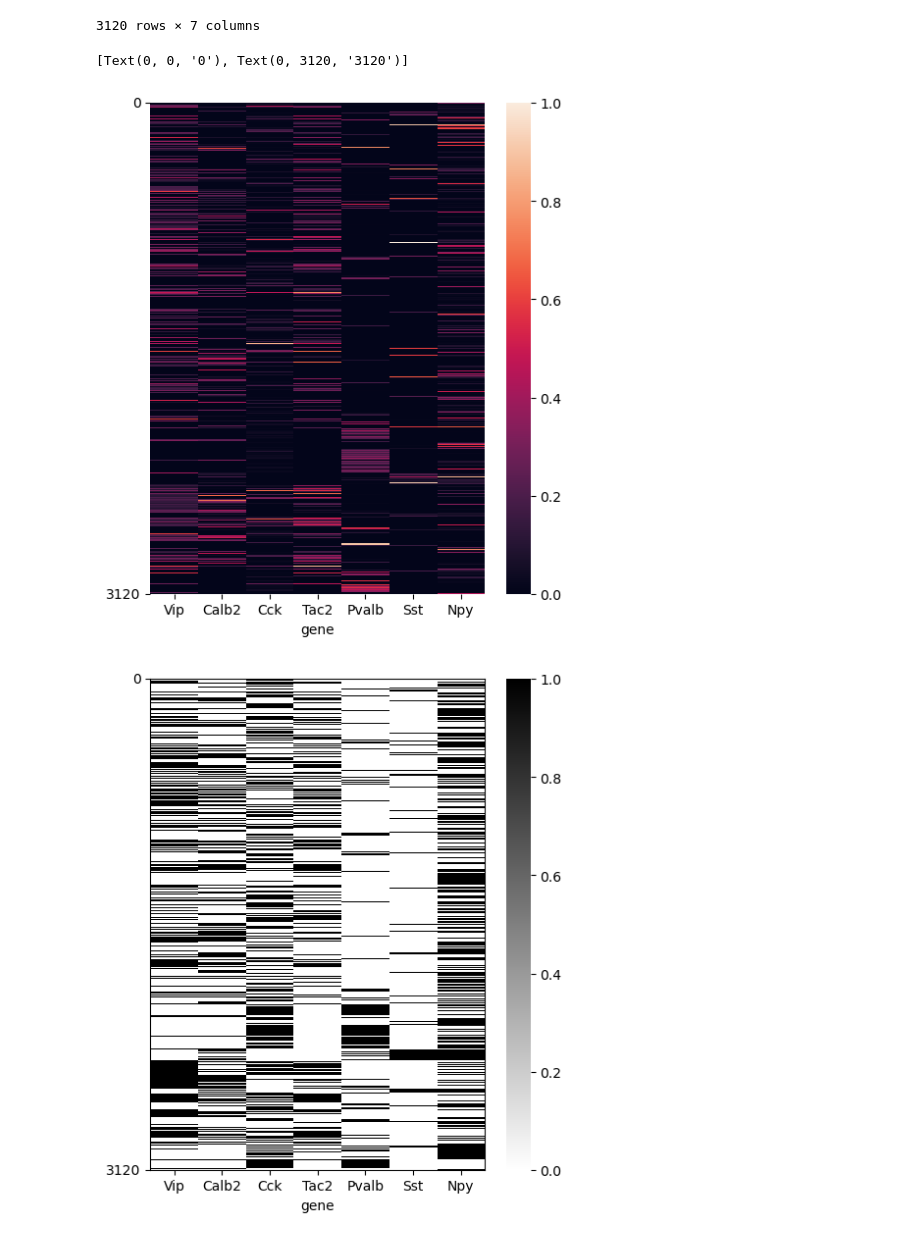
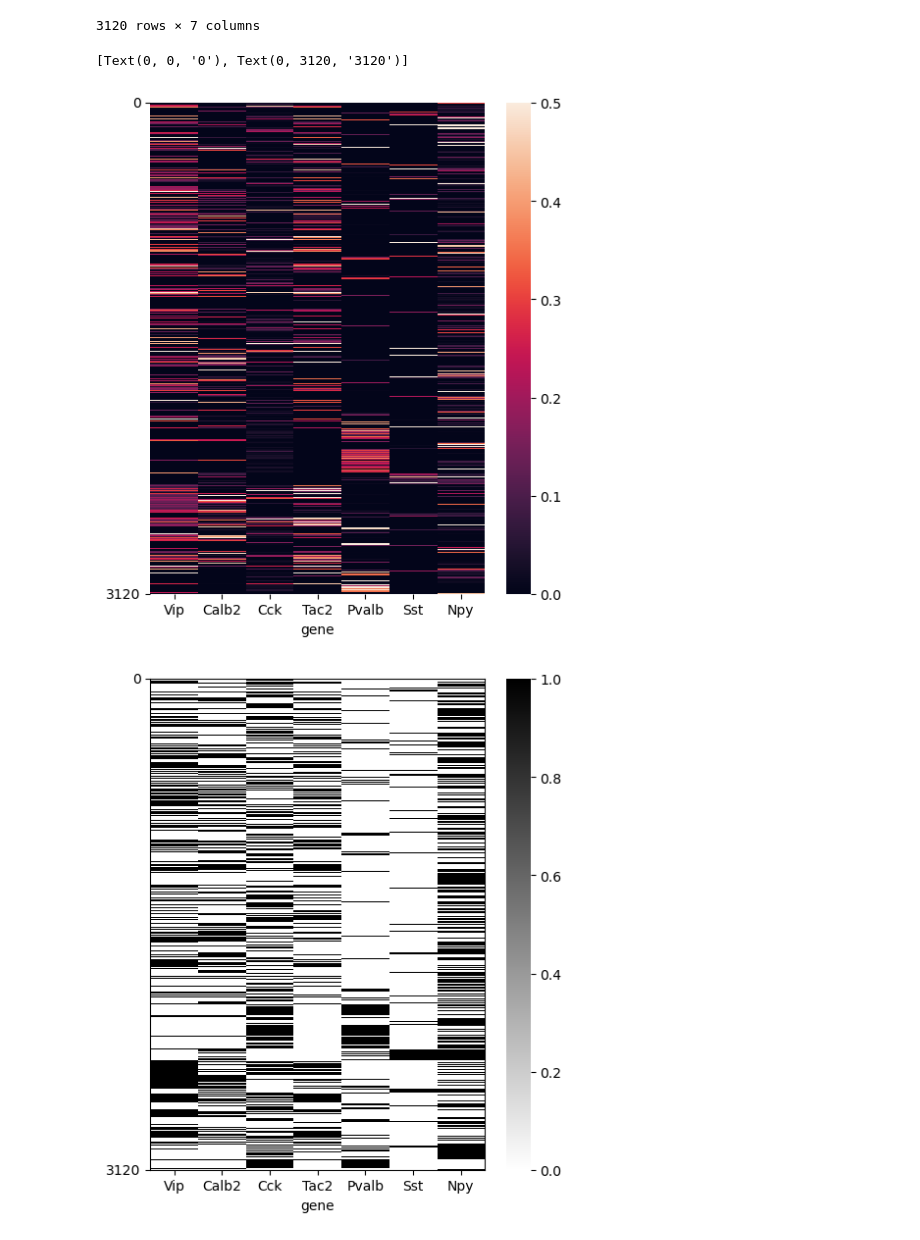
Before and after one commit to AllenNeuralDynamics/lamf_analysis_lims, a Jupyter notebook: mfish/250313_thyme_manual_cellxgene.ipynb, the cells around one changed output. Drawn from its saved outputs; the diff is of its cells as text; code cells hidden in the pictures.

```diff
--- a/mfish/250313_thyme_manual_cellxgene.ipynb
+++ b/mfish/250313_thyme_manual_cellxgene.ipynb
@@ -587,12 +587,12 @@ genes = ['Vip', 'Calb2', 'Cck', 'Tac2', 'Pvalb', 'Sst', 'Npy']
 # %%
 fig, ax = plt.subplots(figsize=(5.5,6.5))
 # ax.imshow(cpm_data_norm.values, aspect='auto', cmap='viridis', interpolation='none')
-ax = sns.heatmap(cpm_data_norm[genes], ax=ax, )
+ax = sns.heatmap(cpm_data_norm[genes], ax=ax, vmax=0.5)
 ax.set_yticks((0, cpm_data_norm.shape[0]))
 ax.set_yticklabels((0, cpm_data_norm.shape[0]))
 # %% [output]
 [Text(0, 0, '0'), Text(0, 3120, '3120')]
-[figure, old version]
+[figure, new version]
 # %%
 fig, ax = plt.subplots(figsize=(5.5,6.5))
 # ax.imshow(cpm_data_norm.values, aspect='auto', cmap='viridis', interpolation='none')
```
Also changed, not shown: parts of 2 cells of this notebook, 8 other files.
